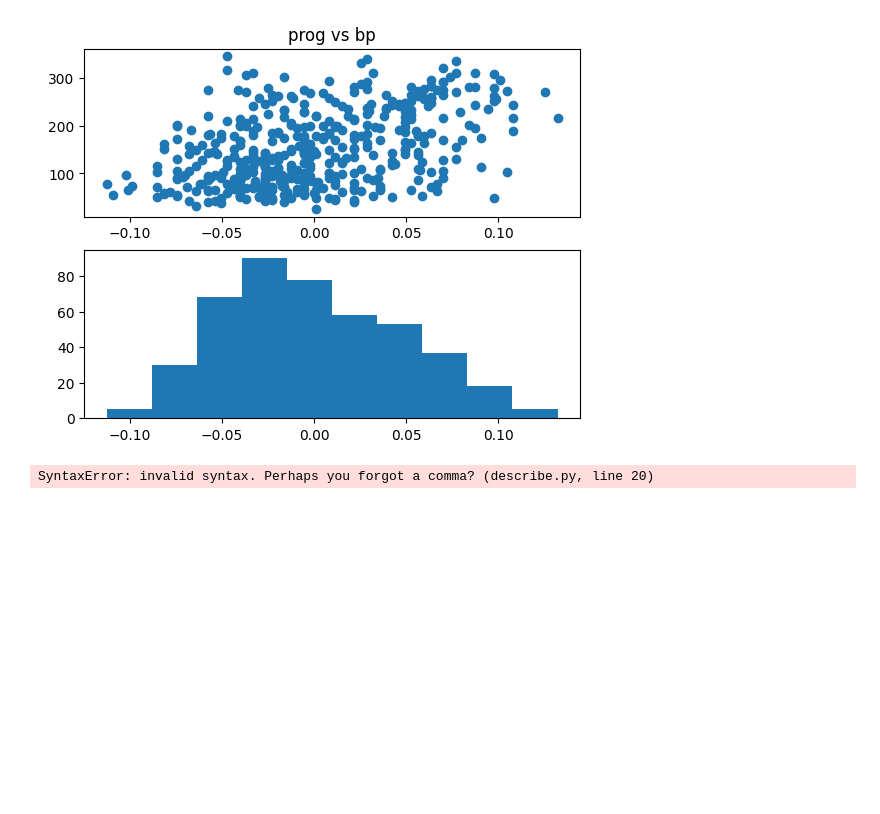
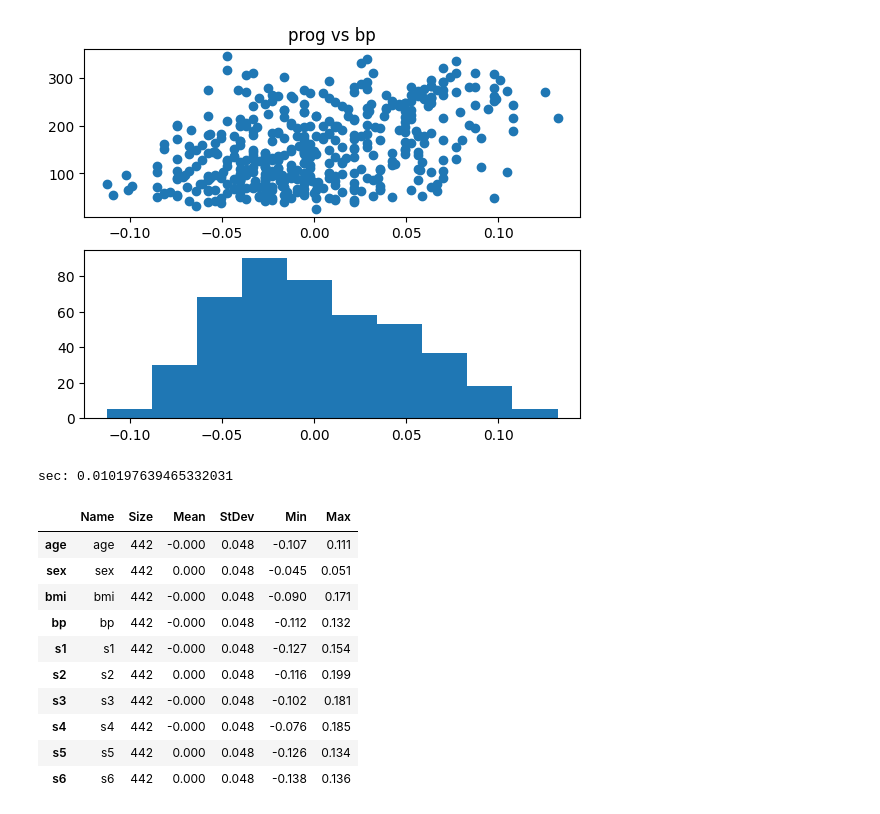
Before and after one commit to oberon168/idapy, a Jupyter notebook: docs/T2-Basic.ipynb, the cells around one changed output. Drawn from its saved outputs; the diff is of its cells as text; code cells hidden in the pictures; blank space fills up the shorter version.

```diff
--- a/docs/T2-Basic.ipynb
+++ b/docs/T2-Basic.ipynb
@@ -24,7 +24,17 @@ plt.show()
 # %% [output]
 [figure]
 # %%
-from idapy import describe
-describe(xcol)
+idapy.describe(test_data)
 # %% [output]
-SyntaxError: invalid syntax. Perhaps you forgot a comma? (describe.py, line 20)
+sec: 0.010197639465332031
+|  | Name | Size | Mean | StDev | Min | Max |
+| age | age | 442 | -0.000 | 0.048 | -0.107 | 0.111 |
+| sex | sex | 442 | 0.000 | 0.048 | -0.045 | 0.051 |
+| bmi | bmi | 442 | -0.000 | 0.048 | -0.090 | 0.171 |
+| bp | bp | 442 | -0.000 | 0.048 | -0.112 | 0.132 |
+| s1 | s1 | 442 | -0.000 | 0.048 | -0.127 | 0.154 |
+| s2 | s2 | 442 | 0.000 | 0.048 | -0.116 | 0.199 |
+| s3 | s3 | 442 | -0.000 | 0.048 | -0.102 | 0.181 |
+| s4 | s4 | 442 | -0.000 | 0.048 | -0.076 | 0.185 |
+| s5 | s5 | 442 | 0.000 | 0.048 | -0.126 | 0.134 |
+| s6 | s6 | 442 | 0.000 | 0.048 | -0.138 | 0.136 |
```
Also changed, not shown: parts of 1 cell of this notebook, 4 other files.
